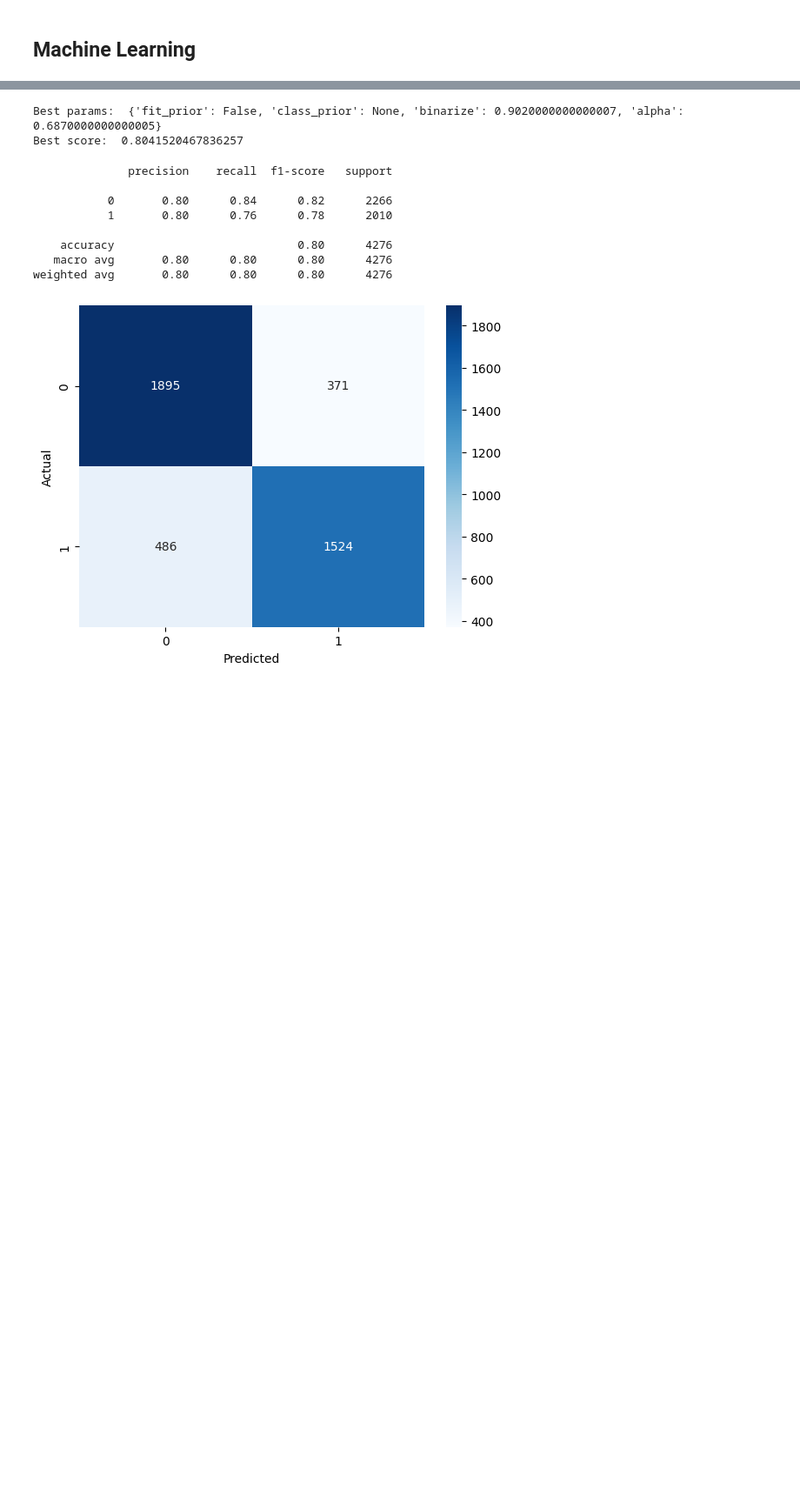
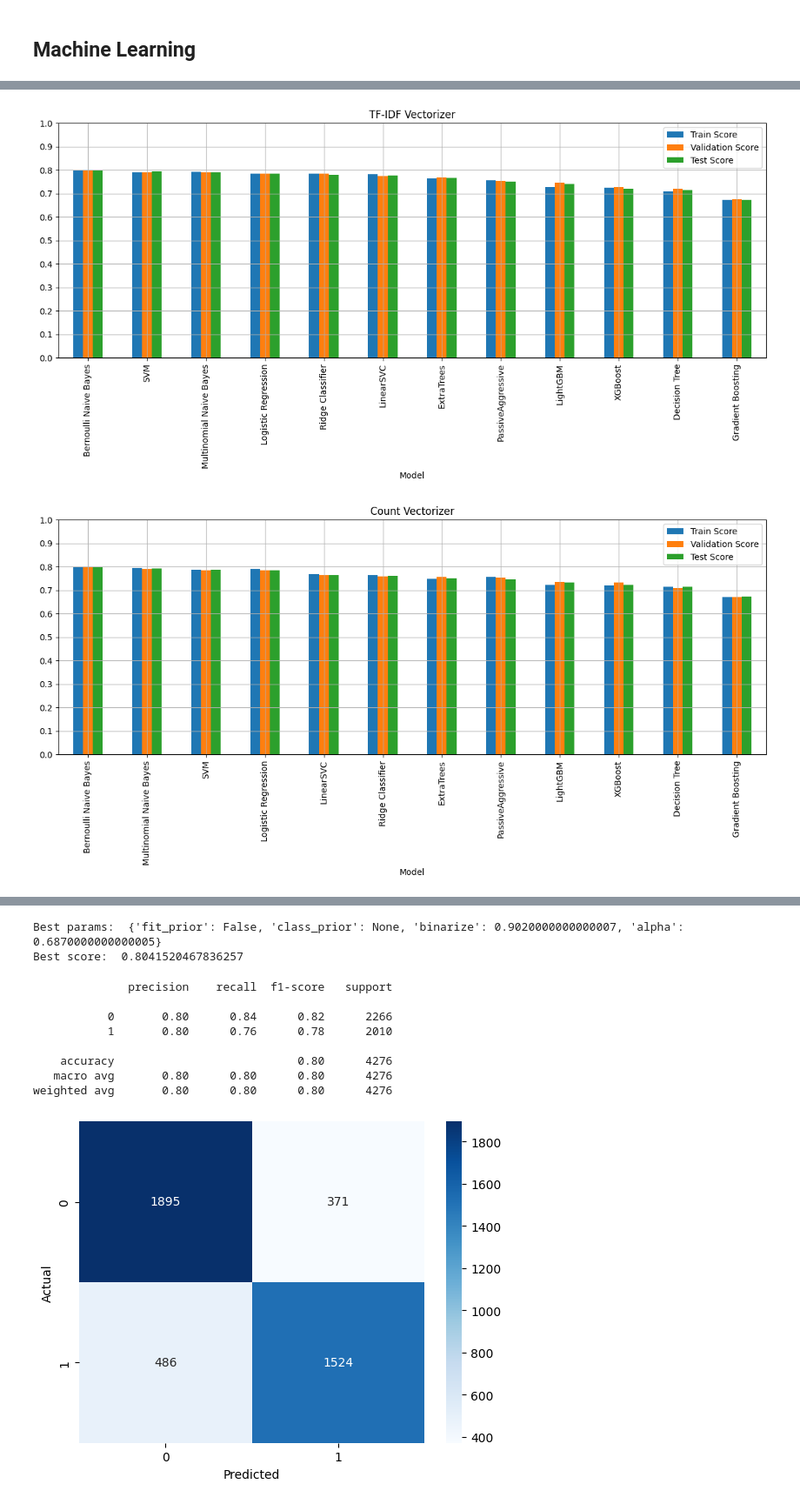
Before and after one commit to LaplaceDBen/Sarcasm_Detection, a Jupyter notebook: Sarcasm_w2v.ipynb, the cells around one changed output, grey strips where cells are left out. Shown at 87% size. Saved outputs shown, nothing was run; the diff lists cells and outputs as text; code cells hidden in the pictures; blank space fills up the shorter version.

```diff
--- a/Sarcasm_w2v.ipynb
+++ b/Sarcasm_w2v.ipynb
@@ -616,8 +540,8 @@ def evaluate_models(x_train_vec, y_train_ml, x_val_vec, y_val_ml, x_test_vec, y_
     # Return the results dataframe
     return results_df
 # %%
-#result_count= evaluate_models(X_train_binary, y_train_ml, X_val_binary, y_val_ml, X_test_binary, y_test_ml)
+result_count= evaluate_models(X_train_binary, y_train_ml, X_val_binary, y_val_ml, X_test_binary, y_test_ml)
 
-#result_TFID= evaluate_models(x_train_vec, y_train_ml, x_val_vec, y_val_ml, x_test_vec, y_test_ml)
+result_TFID= evaluate_models(x_train_vec, y_train_ml, x_val_vec, y_val_ml, x_test_vec, y_test_ml)
 
-#result_hash = evaluate_models(train_x_hashing, y_train_ml, valid_x_hashing, y_val_ml, test_x_hashing, y_test_ml)
+result_hash = evaluate_models(train_x_hashing, y_train_ml, valid_x_hashing, y_val_ml, test_x_hashing, y_test_ml)
@@ -634,6 +593,9 @@ def plot_model_scores(results_df, title):
     plt.grid(axis='x')
     plt.show()
 # %%
-#plot_model_scores(result_TFID, 'TF-IDF Vectorizer')
-#plot_model_scores(result_count, 'Count Vectorizer')
-#plot_model_scores(result_hash, 'Hashing Vectorizer')
+plot_model_scores(result_TFID, 'TF-IDF Vectorizer')
+plot_model_scores(result_count, 'Count Vectorizer')
+plot_model_scores(result_hash, 'Hashing Vectorizer')
+# %% [output]
+[figure, added]
+[figure, added]
```
Also changed, not shown: parts of 8 cells of this notebook, 1 other file.
